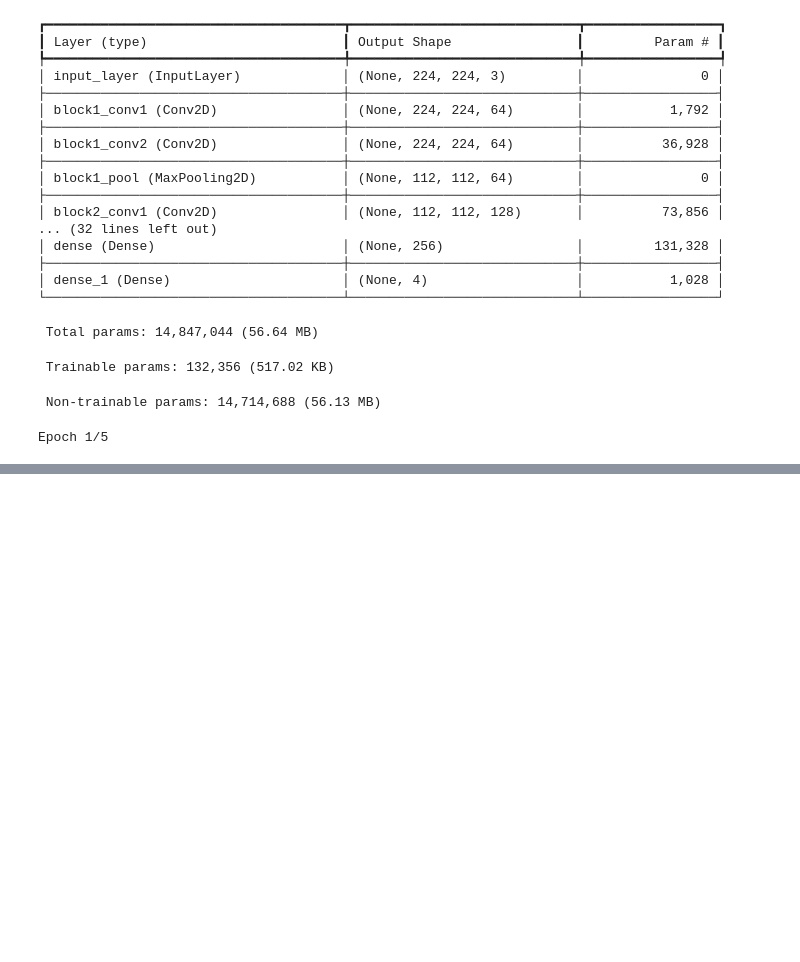
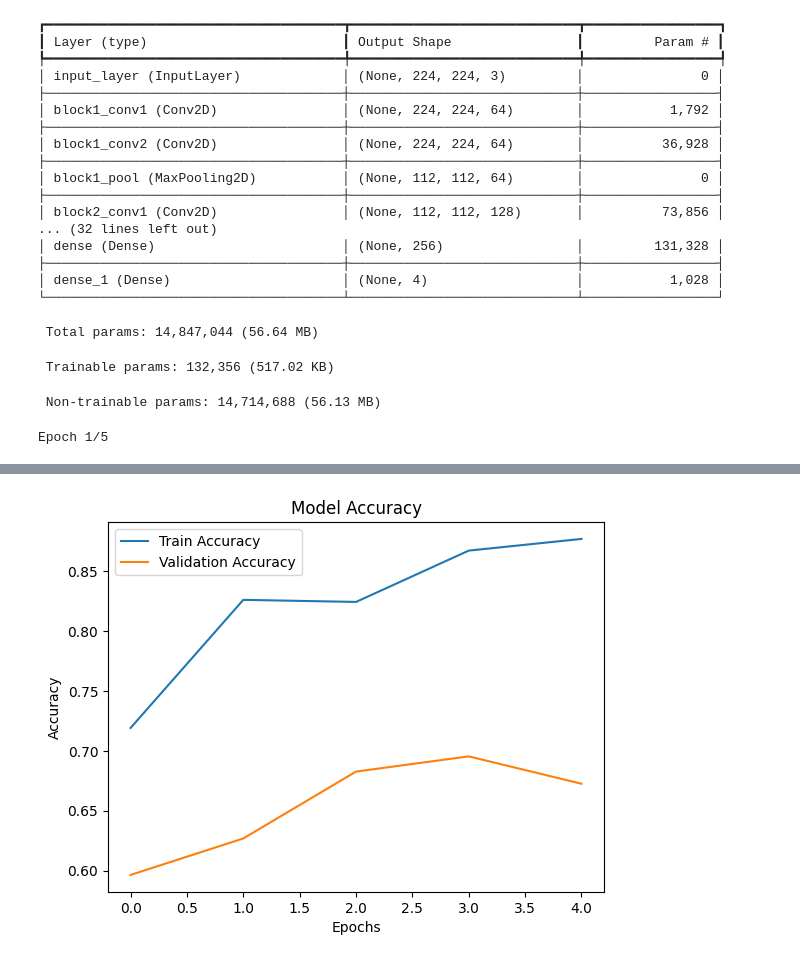
Before and after one commit to mrokonuzzaman040/Assignment-4, a Jupyter notebook: Brain_Tumor_Classification_and_Detection.ipynb, the cells around one changed output, grey strips where cells are left out. Drawn from its saved outputs; the diff is of its cells as text; code cells hidden in the pictures; blank space fills up the shorter version.

```diff
--- a/Brain_Tumor_Classification_and_Detection.ipynb
+++ b/Brain_Tumor_Classification_and_Detection.ipynb
@@ -129,12 +129,13 @@ history = model.fit(
     callbacks=[early_stopping]
 )
 
-# Plot training results
+# Step 6: Plot Training and Validation Accuracy
 plt.plot(history.history['accuracy'], label='Train Accuracy')
 plt.plot(history.history['val_accuracy'], label='Validation Accuracy')
 plt.xlabel('Epochs')
 plt.ylabel('Accuracy')
 plt.legend()
+plt.title('Model Accuracy')
 plt.show()
 # %% [output]
 Epoch 1/5
@@ -149,0 +151 @@ Epoch 5/5
+[figure, added]
```
Also changed, not shown: parts of 6 cells of this notebook.
